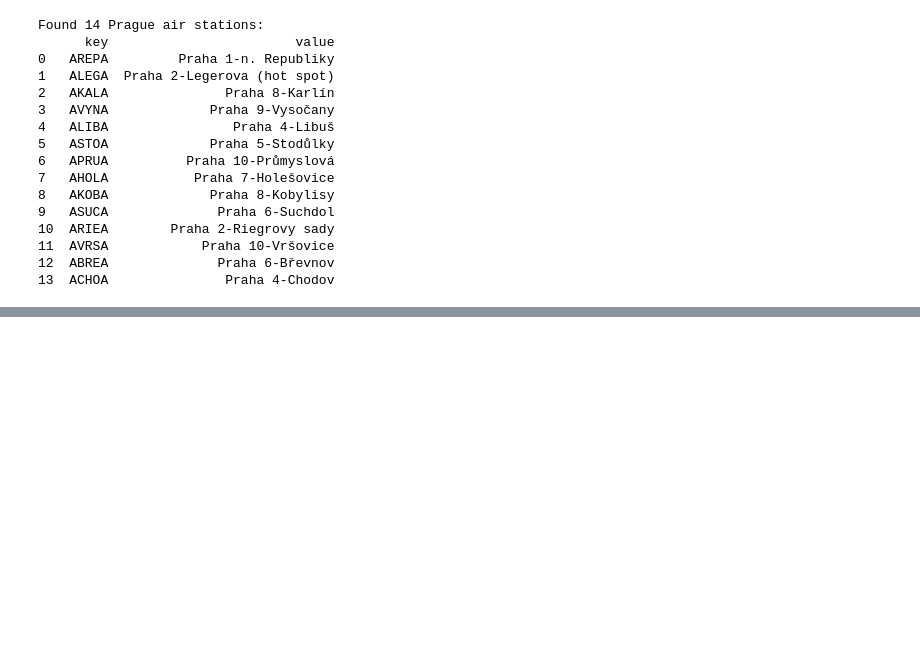
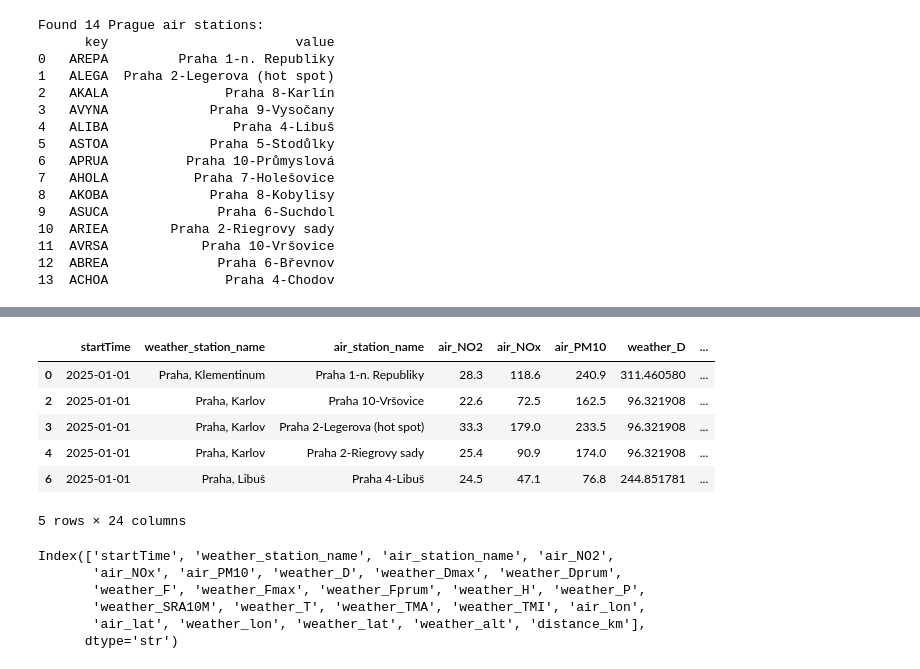
Before and after one commit to jayjay7788/Data-Processing-in-Python---Project, a Jupyter notebook: notebooks/functions_tester.ipynb, the cells around one changed output, grey strips where cells are left out. Saved outputs shown, nothing was run; the diff lists cells and outputs as text; code cells hidden in the pictures; blank space fills up the shorter version.

```diff
--- a/notebooks/functions_tester.ipynb
+++ b/notebooks/functions_tester.ipynb
@@ -147,0 +182,8 @@ Request failed for airquality_1h_avg_CZ_2025122618.csv: HTTPSConnectionPool(host
+# %%
+df_air_qual = pr.load_and_merge_air_quality_data(air_stations_meta, data_raw_path)
+
+df_air_qual.head()
+# %%
+nearest_match = pr.spatial_join_stations(air_stations_meta, weather_stations_meta)
+
+nearest_match.head()
@@ -147,0 +197,21 @@ Request failed for airquality_1h_avg_CZ_2025122618.csv: HTTPSConnectionPool(host
+# %%
+df_merged = pr.process_and_merge_air_weather_data(df_air_qual, df_weather_ext, nearest_match)
+
+df_merged.head()
+# %% [output]
+|  | startTime | weather_station_name | air_station_name | air_NO2 | air_NOx | air_PM10 | weather_D | ... |
+| 0 | 2025-01-01 | Praha, Klementinum | Praha 1-n. Republiky | 28.3 | 118.6 | 240.9 | 311.460580 | ... |
+| 2 | 2025-01-01 | Praha, Karlov | Praha 10-Vršovice | 22.6 | 72.5 | 162.5 | 96.321908 | ... |
+| 3 | 2025-01-01 | Praha, Karlov | Praha 2-Legerova (hot spot) | 33.3 | 179.0 | 233.5 | 96.321908 | ... |
+| 4 | 2025-01-01 | Praha, Karlov | Praha 2-Riegrovy sady | 25.4 | 90.9 | 174.0 | 96.321908 | ... |
+| 6 | 2025-01-01 | Praha, Libuš | Praha 4-Libuš | 24.5 | 47.1 | 76.8 | 244.851781 | ... |
+5 rows × 24 columns
+# %%
+df_merged.columns
+# %% [output]
+Index(['startTime', 'weather_station_name', 'air_station_name', 'air_NO2',
+       'air_NOx', 'air_PM10', 'weather_D', 'weather_Dmax', 'weather_Dprum',
+       'weather_F', 'weather_Fmax', 'weather_Fprum', 'weather_H', 'weather_P',
+       'weather_SRA10M', 'weather_T', 'weather_TMA', 'weather_TMI', 'air_lon',
+       'air_lat', 'weather_lon', 'weather_lat', 'weather_alt', 'distance_km'],
+      dtype='str')
```
Also changed, not shown: parts of 15 cells of this notebook, 1 other file.
